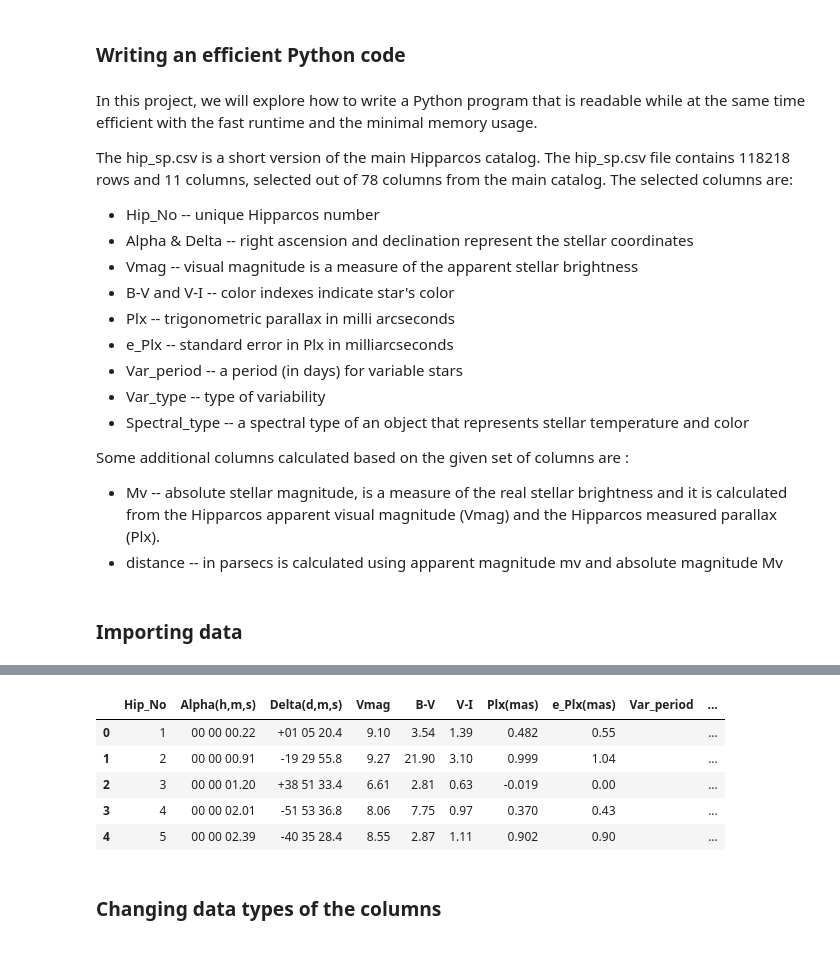
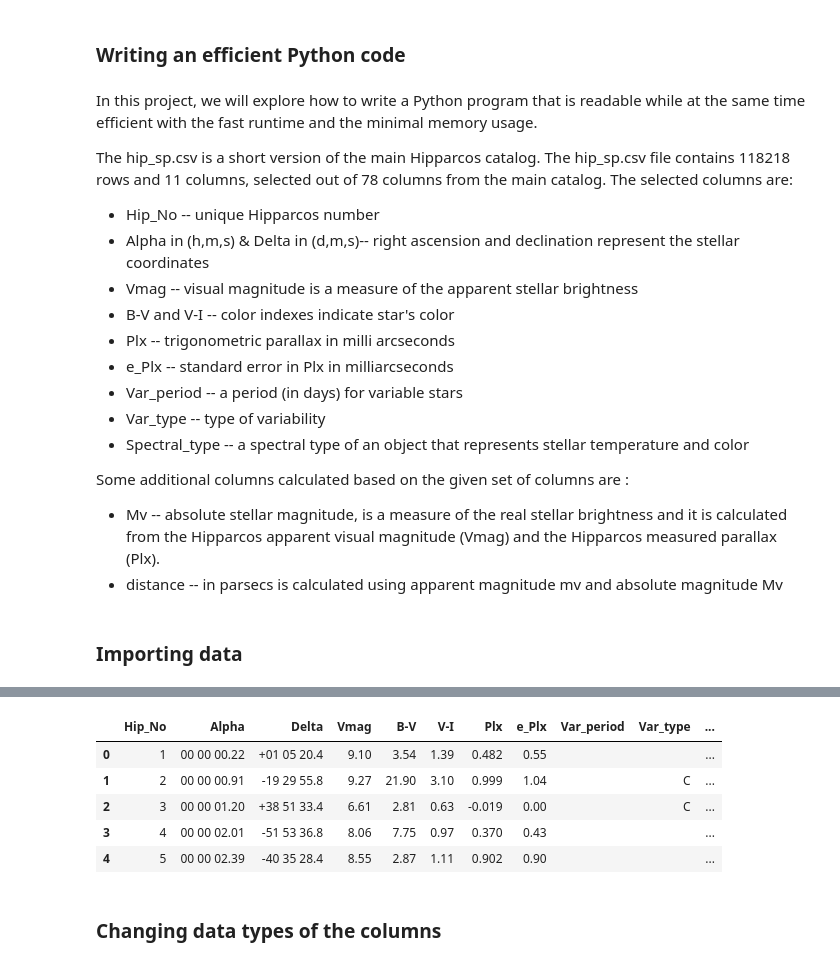
Before and after one commit to lilianasku/Hipparcos-with-Python, a Jupyter notebook: notebooks/Efficient-Python-Code.ipynb, the cells around one changed output, grey strips where cells are left out. Drawn from its saved outputs; the diff is of its cells as text; code cells hidden in the pictures.

```diff
--- a/notebooks/Efficient-Python-Code.ipynb
+++ b/notebooks/Efficient-Python-Code.ipynb
@@ -7,7 +7,7 @@ The hip_sp.csv is a short version of the main Hipparcos catalog. The hip_sp.csv
 
 <ul>
 <li> Hip_No -- unique Hipparcos number </li>
-<li> Alpha & Delta -- right ascension and declination represent the stellar coordinates </li>
+<li> Alpha in (h,m,s) & Delta in (d,m,s)-- right ascension and declination represent the stellar coordinates </li>
 <li> Vmag -- visual magnitude is a measure of the apparent stellar brightness </li>
 <li> B-V and V-I -- color indexes indicate star's color </li>
 <li> Plx -- trigonometric parallax in milli arcseconds </li>
@@ -31,11 +31,11 @@ import pandas as pd
 
 file = '../data/hip_sp.csv'
 
-new_column_names = ['Hip_No', 'Alpha(h,m,s)', 'Delta(d,m,s)','Vmag', 'B-V', 'V-I', 'Plx(mas)', 'e_Plx(mas)', 'Var_period', 'Var_type','Spectral_type']
-hip_sp = pd.read_csv(file, header = None, sep =',',
+new_column_names = ['Hip_No', 'Alpha', 'Delta','Vmag', 'B-V', 'V-I', 'Plx', 'e_Plx', 'Var_period', 'Var_type','Spectral_type']
+hip_sp1 = pd.read_csv(file, header = None, sep =',',
                 usecols = [1,2,3,4,5,6,7,8,9,10,11],
                 names = new_column_names,
                 low_memory = False)
 
-hip_sp.head(5)
+hip_sp1.head(5)
 # %% [output]
@@ -43,9 +43,9 @@ Wall time: 236 ms
-|  | Hip_No | Alpha(h,m,s) | Delta(d,m,s) | Vmag | B-V | V-I | Plx(mas) | e_Plx(mas) | Var_period | ... |
-| 0 | 1 | 00 00 00.22 | +01 05 20.4 | 9.10 | 3.54 | 1.39 | 0.482 | 0.55 |  | ... |
-| 1 | 2 | 00 00 00.91 | -19 29 55.8 | 9.27 | 21.90 | 3.10 | 0.999 | 1.04 |  | ... |
-| 2 | 3 | 00 00 01.20 | +38 51 33.4 | 6.61 | 2.81 | 0.63 | -0.019 | 0.00 |  | ... |
-| 3 | 4 | 00 00 02.01 | -51 53 36.8 | 8.06 | 7.75 | 0.97 | 0.370 | 0.43 |  | ... |
-| 4 | 5 | 00 00 02.39 | -40 35 28.4 | 8.55 | 2.87 | 1.11 | 0.902 | 0.90 |  | ... |
+|  | Hip_No | Alpha | Delta | Vmag | B-V | V-I | Plx | e_Plx | Var_period | Var_type | ... |
+| 0 | 1 | 00 00 00.22 | +01 05 20.4 | 9.10 | 3.54 | 1.39 | 0.482 | 0.55 |  |  | ... |
+| 1 | 2 | 00 00 00.91 | -19 29 55.8 | 9.27 | 21.90 | 3.10 | 0.999 | 1.04 |  | C | ... |
+| 2 | 3 | 00 00 01.20 | +38 51 33.4 | 6.61 | 2.81 | 0.63 | -0.019 | 0.00 |  | C | ... |
+| 3 | 4 | 00 00 02.01 | -51 53 36.8 | 8.06 | 7.75 | 0.97 | 0.370 | 0.43 |  |  | ... |
+| 4 | 5 | 00 00 02.39 | -40 35 28.4 | 8.55 | 2.87 | 1.11 | 0.902 | 0.90 |  |  | ... |
 # %% [markdown]
 ### Changing data types of the columns
 # %%
```
Also changed, not shown: parts of 34 cells of this notebook.
